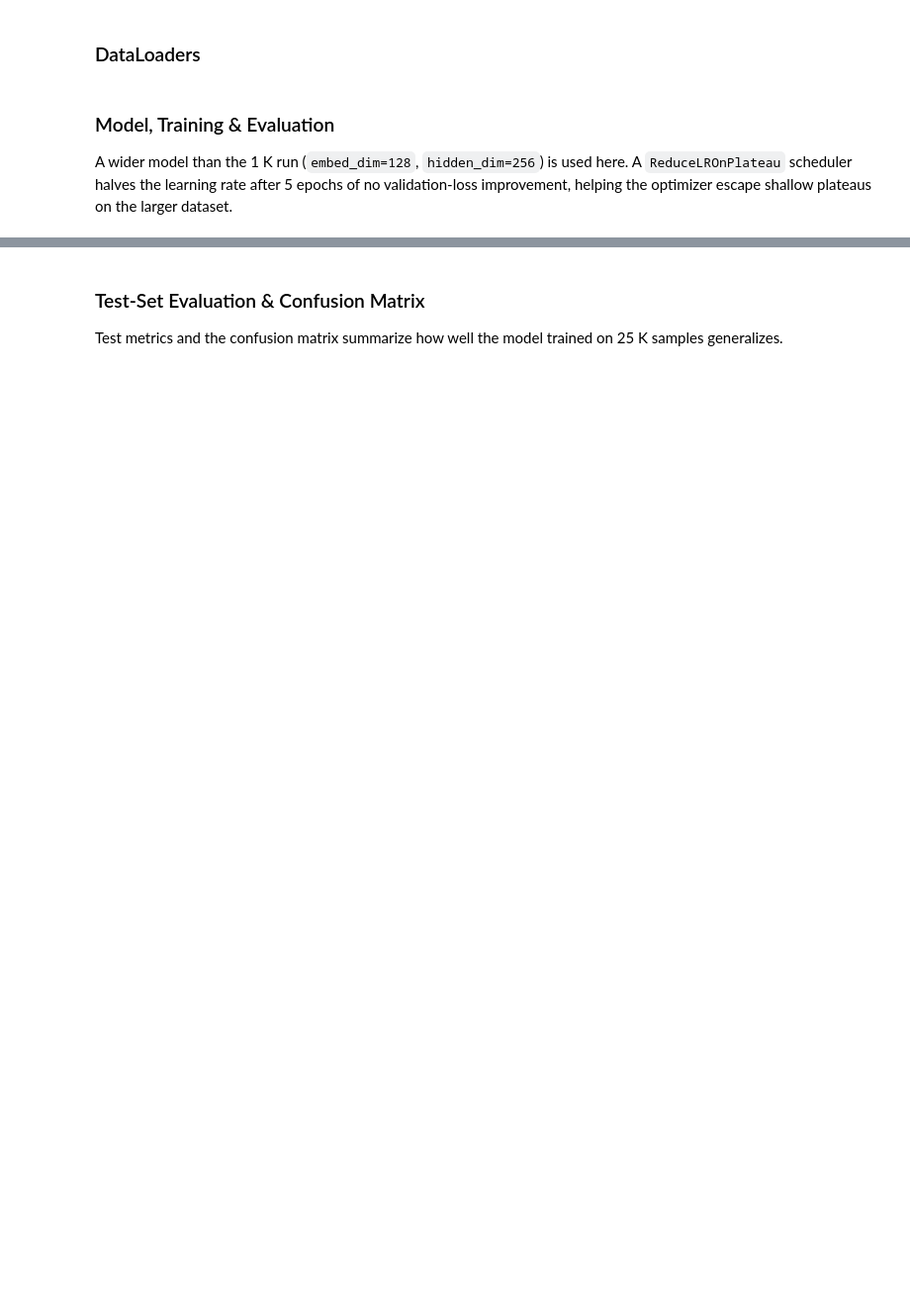
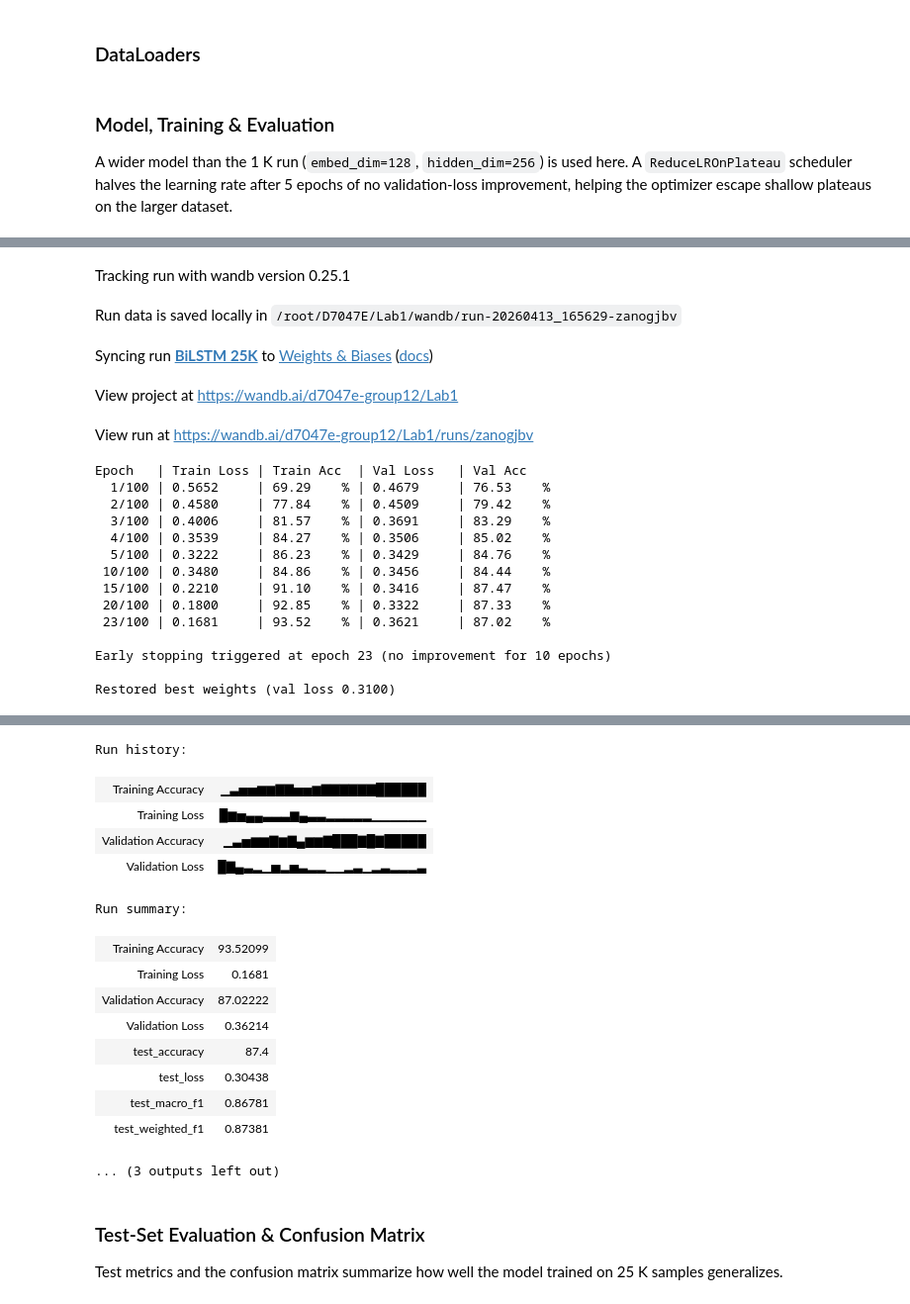
Before and after one commit to OscarEngelmark/D7047E, a Jupyter notebook: Lab1/src/Lab1_BiLSTM.ipynb, the cells around one changed output, grey strips where cells are left out. Shown at 99% size. Saved outputs shown, nothing was run; the diff lists cells and outputs as text; code cells hidden in the pictures; blank space fills up the shorter version.

```diff
--- a/Lab1/src/Lab1_BiLSTM.ipynb
+++ b/Lab1/src/Lab1_BiLSTM.ipynb
@@ -48,5 +50,5 @@ Using cpu
 # %%
-LOG_WANDB = False  # Set False to disable wandb logging
+LOG_WANDB = True  # Set False to disable wandb logging
 SEED      = 1
 
 # Assumes the notebook is launched from Lab1/src.
@@ -383,7 +404,7 @@ print(f'Sequence lengths — min: {min(lengths)}  median: {int(np.median(lengths
 import os
 
 BATCH_SIZE  = 512
-PIN_MEMORY  = True if torch.cuda.is_available() else False
+PIN_MEMORY  = torch.cuda.is_available()
 NUM_WORKERS = min(4, os.cpu_count() or 0)
 
 train_loader = DataLoader(
@@ -439,7 +460,7 @@ wandb_kwargs = dict(
     entity='d7047e-group12',
     project='Lab1',
     name='BiLSTM 25K',
-    tags=['Task 1.2', 'BiLSTM', '25K'],
+    tags=['Task 1.1', 'BiLSTM', '25K'],
     dir=WANDB_DIR,
     config={
         'dataset':      'Amazon 25K',
@@ -483,3 +504,4 @@ _ = save_bilstm_run(
     num_classes = 2,
     dropout     = DROPOUT,
 )
+# %% [output]
@@ -485,0 +509,19 @@ _ = save_bilstm_run(
+Tracking run with wandb version 0.25.1
+Run data is saved locally in /root/D7047E/Lab1/wandb/run-20260413_165629-zanogjbv
+Syncing run BiLSTM 25K to Weights & Biases (docs)
+View project at https://wandb.ai/d7047e-group12/Lab1
+View run at https://wandb.ai/d7047e-group12/Lab1/runs/zanogjbv
+Epoch   | Train Loss | Train Acc  | Val Loss   | Val Acc
+  1/100 | 0.5652     | 69.29    % | 0.4679     | 76.53    %
+  2/100 | 0.4580     | 77.84    % | 0.4509     | 79.42    %
+  3/100 | 0.4006     | 81.57    % | 0.3691     | 83.29    %
+  4/100 | 0.3539     | 84.27    % | 0.3506     | 85.02    %
+  5/100 | 0.3222     | 86.23    % | 0.3429     | 84.76    %
+ 10/100 | 0.3480     | 84.86    % | 0.3456     | 84.44    %
+ 15/100 | 0.2210     | 91.10    % | 0.3416     | 87.47    %
+ 20/100 | 0.1800     | 92.85    % | 0.3322     | 87.33    %
+ 23/100 | 0.1681     | 93.52    % | 0.3621     | 87.02    %
+
+Early stopping triggered at epoch 23 (no improvement for 10 epochs)
+
+Restored best weights (val loss 0.3100)
@@ -486,3 +529,18 @@ _ = save_bilstm_run(
+Run history:
+| Training Accuracy | ▁▃▅▅▆▆▇▇▅▅▆▇▇▇▇▇▇██████ |
+| Training Loss | █▆▅▄▄▃▃▃▆▄▃▃▂▂▂▂▂▁▁▁▁▁▁ |
+| Validation Accuracy | ▁▃▅▆▆▇▆▇▄▆▆▇███▇█▇█████ |
+| Validation Loss | █▇▄▃▂▁▅▂▅▃▂▂▁▁▂▃▁▂▃▂▂▂▃ |
+Run summary:
+| Training Accuracy | 93.52099 |
+| Training Loss | 0.1681 |
+| Validation Accuracy | 87.02222 |
+| Validation Loss | 0.36214 |
+| test_accuracy | 87.4 |
+| test_loss | 0.30438 |
+| test_macro_f1 | 0.86781 |
+| test_weighted_f1 | 0.87381 |
+... (3 outputs left out)
 # %% [markdown]
 ### Test-Set Evaluation & Confusion Matrix
 
```
Also changed, not shown: parts of 18 cells of this notebook.
